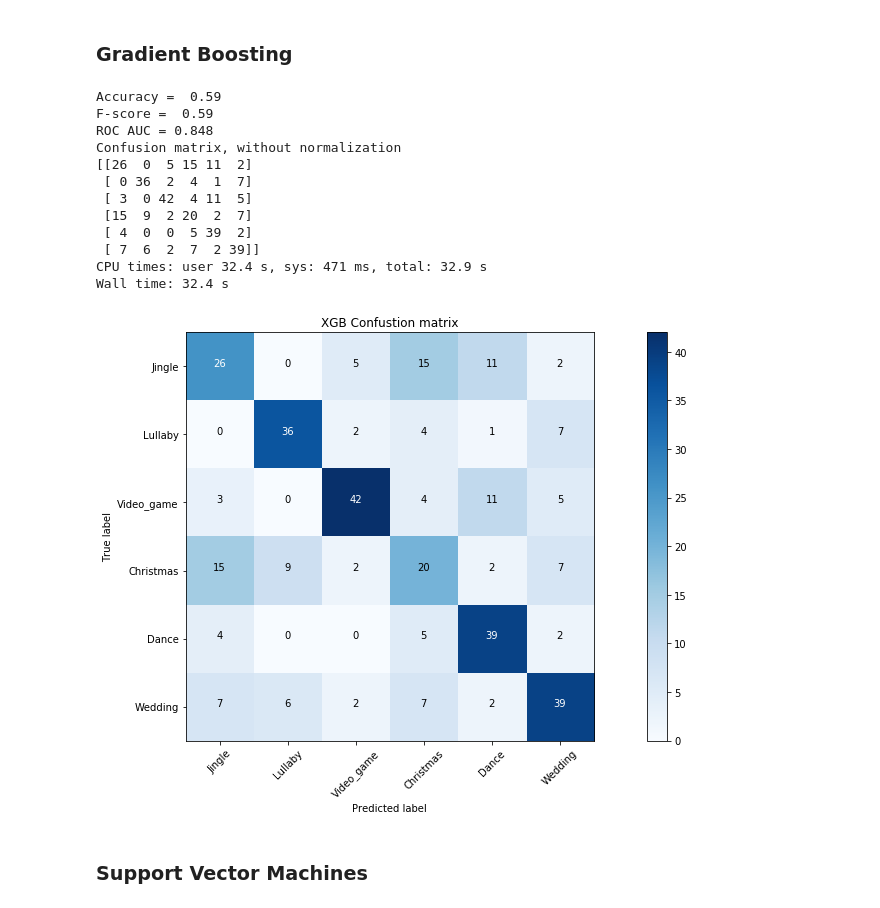
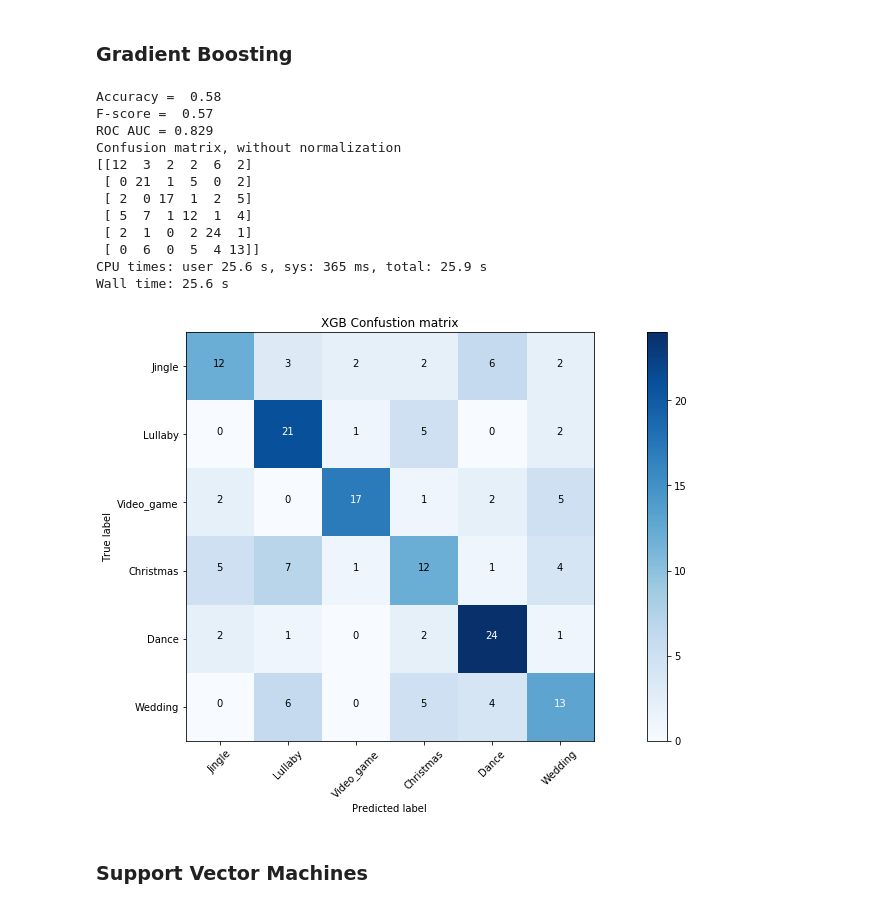
Before and after one commit to jonasgerne/audioset-role, a Jupyter notebook: 4.3_feature_based_classification.ipynb, the cells around one changed output. Drawn from its saved outputs; the diff is of its cells as text; code cells hidden in the pictures.

```diff
--- a/4.3_feature_based_classification.ipynb
+++ b/4.3_feature_based_classification.ipynb
@@ -22,7 +22,7 @@ from itertools import cycle
 # matplotlib.rcParams.update({'font.size': 14})
 %matplotlib inline
 # %%
-df = pd.read_csv('extracted_features/df_features_cutted_classes_mfcc7.csv')
+df = pd.read_csv('extracted_features/df_features_cutted_classes_mfcc7_cutted features.csv')
 print(df.shape)
 df.head()
 # %% [output]
@@ -75,5 +82,5 @@ x_val, x_test, y_val, y_test = train_test_split(x_test, y_test,
 # %%
-experiment_path = 'mfcc_7/'
+experiment_path = 'other/'
 def plot_confusion_matrix(cm, classes,
                           normalize=False,
                           title='Confusion matrix',
@@ -135,15 +142,9 @@ LR is usually done for binary classification tasks. For this multi-class classif
 lr_classifier = LogisticRegression(penalty='l2')
 lr_classifier.fit(x_train, y_train)
 
-# Prediction for validation set
-pred_probs = lr_classifier.predict_proba(x_val)
-display_results(y_val, pred_probs, cm_title='LR Confustion matrix')
-# Save
-with open('pred_probas/lr_classifier_val.pkl', 'wb') as f:
-    pickle.dump(pred_probs, f)
-
-# Prediction for test set
-pred_probs_LR = lr_classifier.predict_proba(x_test)
+# Prediction
+pred_probs = lr_classifier.predict_proba(x_test)
+display_results(y_test, pred_probs, cm_title='LR Confustion matrix')
 # Save
 with open('pred_probas/lr_classifier_test.pkl', 'wb') as f:
     pickle.dump(pred_probs_LR, f)
@@ -169,16 +170,10 @@ Wall time: 427 ms
 rf_classifier = RandomForestClassifier(n_estimators=500, min_samples_split=5)
 rf_classifier.fit(x_train, y_train)
 
-# Predict (validation set)
-pred_probs = rf_classifier.predict_proba(x_val)
-display_results(y_val, pred_probs, cm_title='RF Confustion matrix')
+# Predict
+pred_probs = rf_classifier.predict_proba(x_test)
+display_results(y_test, pred_probs, cm_title='RF Confustion matrix')
 
-# Save
-with open('pred_probas/rf_classifier_val.pkl', 'wb') as f:
-    pickle.dump(pred_probs, f)
-
-# Prediction for test set
-pred_probs_RF = rf_classifier.predict_proba(x_test)
 # Save
 with open('pred_probas/rf_classifier_test.pkl', 'wb') as f:
     pickle.dump(pred_probs_RF, f)
@@ -201,37 +196,31 @@ Wall time: 6.12 s
 # %%
 %%time
 # Train
 xgb_classifier = xgb.XGBClassifier(max_depth=5, learning_rate=0.1, objective='multi:softprob',
                                    n_estimators=500, sub_sample = 0.8, num_class = len(label_dict))
 xgb_classifier.fit(x_train, y_train)
 
-# Prediction and result (validation set)
-pred_probs = xgb_classifier.predict_proba(x_val)
-display_results(y_val, pred_probs, cm_title='XGB Confustion matrix')
+# Prediction and result
+pred_probs = xgb_classifier.predict_proba(x_test)
+display_results(y_test, pred_probs, cm_title='XGB Confustion matrix')
 
-# Save
-with open('pred_probas/xgb_classifier_val.pkl', 'wb') as f:
-    pickle.dump(pred_probs, f)
-
-# Prediction for test set
-pred_probs_XGB = xgb_classifier.predict_proba(x_test)
 # Save
 with open('pred_probas/xgb_classifier_test.pkl', 'wb') as f:
     pickle.dump(pred_probs_XGB, f)
 # %% [output]
-Accuracy =  0.59
-F-score =  0.59
-ROC AUC = 0.848
+Accuracy =  0.58
+F-score =  0.57
+ROC AUC = 0.829
 Confusion matrix, without normalization
-[[26  0  5 15 11  2]
- [ 0 36  2  4  1  7]
- [ 3  0 42  4 11  5]
- [15  9  2 20  2  7]
- [ 4  0  0  5 39  2]
- [ 7  6  2  7  2 39]]
-CPU times: user 32.4 s, sys: 471 ms, total: 32.9 s
-Wall time: 32.4 s
+[[12  3  2  2  6  2]
+ [ 0 21  1  5  0  2]
+ [ 2  0 17  1  2  5]
+ [ 5  7  1 12  1  4]
+ [ 2  1  0  2 24  1]
+ [ 0  6  0  5  4 13]]
+CPU times: user 25.6 s, sys: 365 ms, total: 25.9 s
+Wall time: 25.6 s
-[figure, old version]
+[figure, new version]
 # %% [markdown]
 ### Support Vector Machines
 # %%
```
Also changed, not shown: parts of 10 cells of this notebook, 29 other files.
